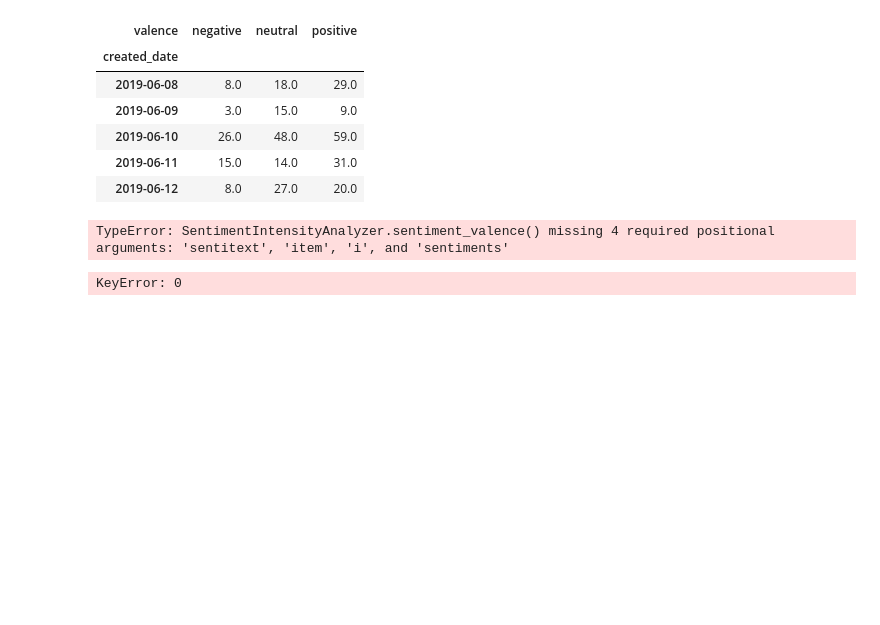
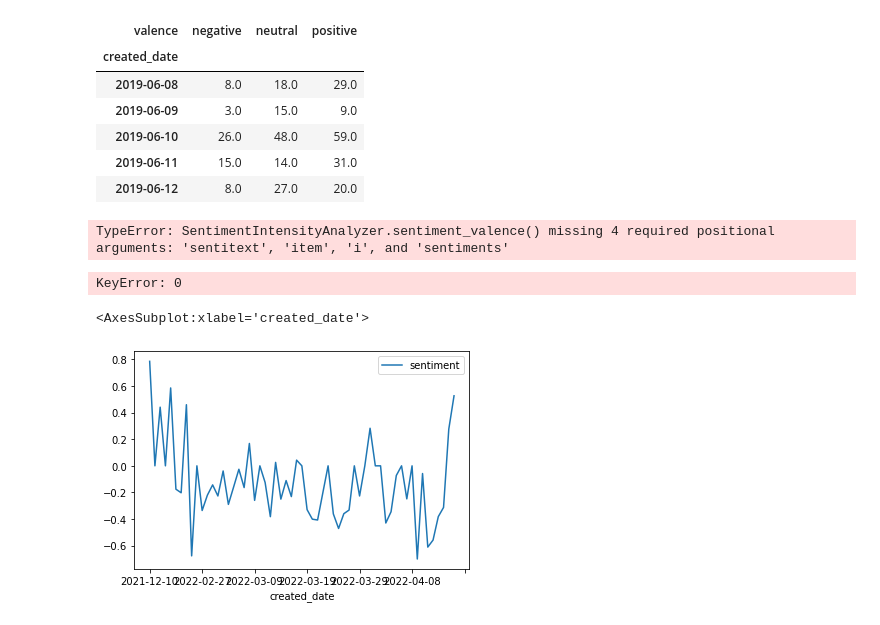
Before and after one commit to NeoJersey/analysis-of-r-eldenring, a Jupyter notebook: Sentiment.ipynb, the cells around one changed output. Saved outputs shown, nothing was run; the diff lists cells and outputs as text; code cells hidden in the pictures; blank space fills up the shorter version.

```diff
--- a/Sentiment.ipynb
+++ b/Sentiment.ipynb
@@ -69,13 +44,2 @@ ax.xaxis.set_major_locator(ticker.MultipleLocator(90))
 # %% [output]
 [figure]
-# %%
-def pos_neg(sentiment):
-    if sentiment > 0:
-        return "positive"
-    elif sentiment < 0:
-        return "negative"
-    else:
-        return "neutral"
-
-df["valence"] = df.sentiment.apply(pos_neg)
-df.head()
@@ -110,3 +109,10 @@ TypeError: SentimentIntensityAnalyzer.sentiment_valence() missing 4 required pos
 negs[0]
 # %% [output]
 KeyError: 0
+# %%
+radahn = df.query("contents.str.contains('radahn')", engine="python")
+# %%
+radahn.groupby("created_date").agg({"sentiment": median}).plot()
+# %% [output]
+<AxesSubplot:xlabel='created_date'>
+[figure, added]
```
Also changed, not shown: parts of 22 cells of this notebook, 3 other files.
